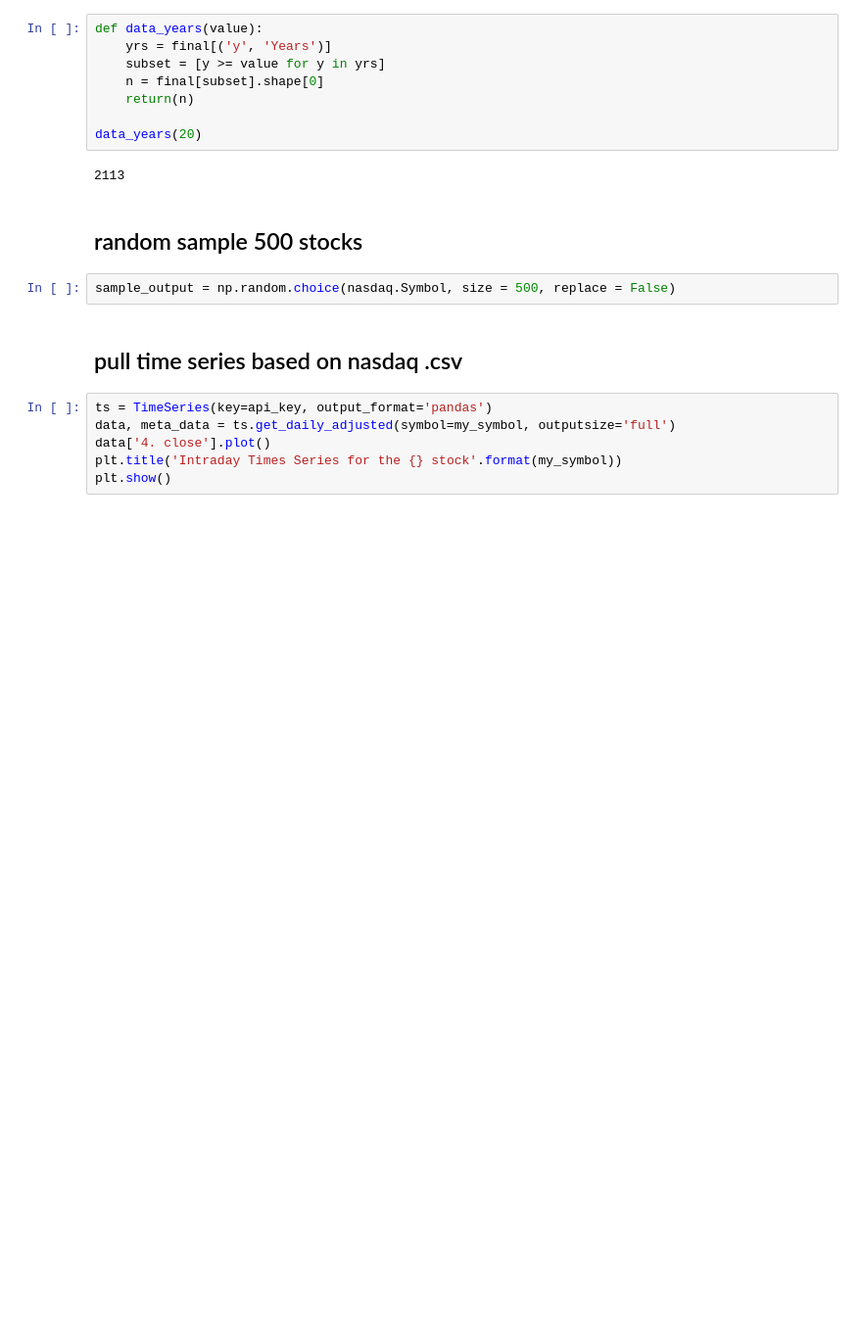
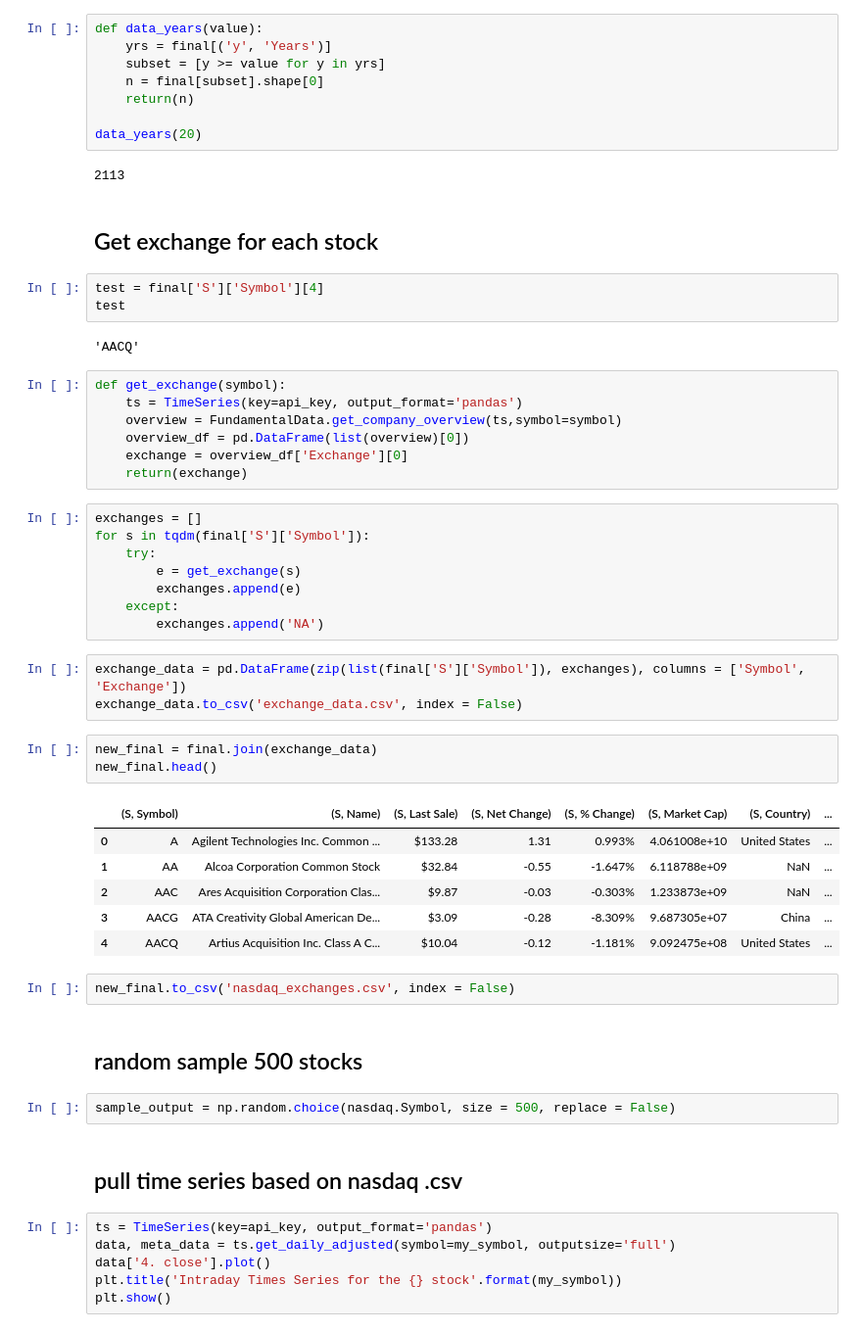
Before and after one commit to stevenhurwitt/alphavantage, a Jupyter notebook: data_exploration.ipynb, the cells around one changed output. Shown: that part at 98% size. Saved outputs shown, nothing was run; the diff lists cells and outputs as text; blank space fills up the shorter version.

Commit message:
pulled exchanges

```diff
--- a/data_exploration.ipynb
+++ b/data_exploration.ipynb
@@ -186,6 +189,43 @@ def data_years(value):
 data_years(20)
 # %% [output]
 2113
+# %% [markdown]
+## Get exchange for each stock
+# %%
+test = final['S']['Symbol'][4]
+test
+# %% [output]
+'AACQ'
+# %%
+def get_exchange(symbol):
+    ts = TimeSeries(key=api_key, output_format='pandas')
+    overview = FundamentalData.get_company_overview(ts,symbol=symbol)
+    overview_df = pd.DataFrame(list(overview)[0])
+    exchange = overview_df['Exchange'][0]
+    return(exchange)
+# %%
+exchanges = []
+for s in tqdm(final['S']['Symbol']):
+    try:
+        e = get_exchange(s)
+        exchanges.append(e)
+    except:
+        exchanges.append('NA')
+# %%
+exchange_data = pd.DataFrame(zip(list(final['S']['Symbol']), exchanges), columns = ['Symbol', 'Exchange'])
+exchange_data.to_csv('exchange_data.csv', index = False)
+# %%
+new_final = final.join(exchange_data)
+new_final.head()
+# %% [output]
+|  | (S, Symbol) | (S, Name) | (S, Last Sale) | (S, Net Change) | (S, % Change) | (S, Market Cap) | (S, Country) | ... |
+| 0 | A | Agilent Technologies Inc. Common ... | $133.28 | 1.31 | 0.993% | 4.061008e+10 | United States | ... |
+| 1 | AA | Alcoa Corporation Common Stock | $32.84 | -0.55 | -1.647% | 6.118788e+09 | NaN | ... |
+| 2 | AAC | Ares Acquisition Corporation Clas... | $9.87 | -0.03 | -0.303% | 1.233873e+09 | NaN | ... |
+| 3 | AACG | ATA Creativity Global American De... | $3.09 | -0.28 | -8.309% | 9.687305e+07 | China | ... |
+| 4 | AACQ | Artius Acquisition Inc. Class A C... | $10.04 | -0.12 | -1.181% | 9.092475e+08 | United States | ... |
+# %%
+new_final.to_csv('nasdaq_exchanges.csv', index = False)
 # %% [markdown]
 ## random sample 500 stocks
 # %%
```
Also changed, not shown: parts of 2 cells of this notebook, 5 other files.
